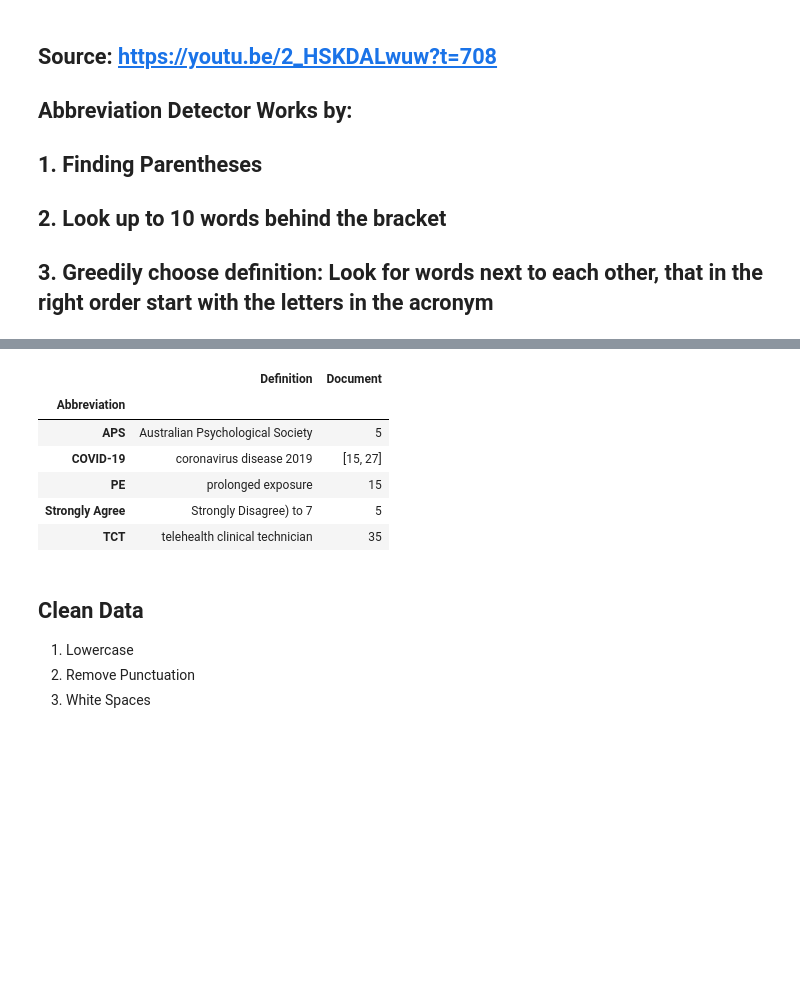
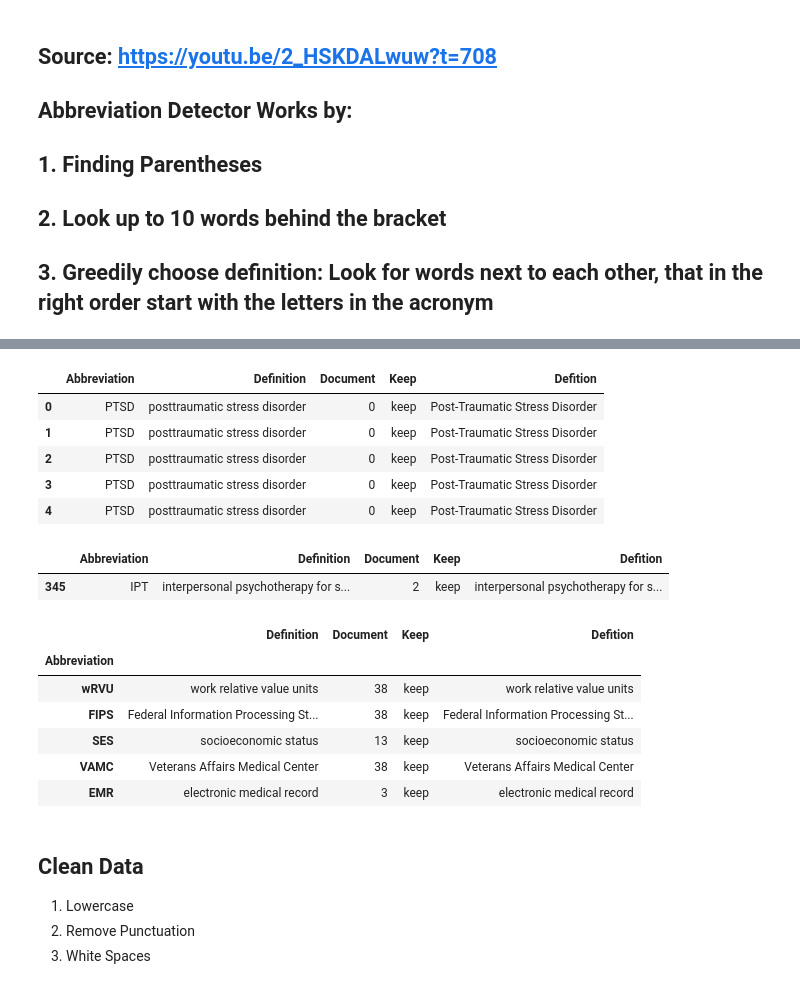
Before and after one commit to VintageGold/Text_Summarization, a Jupyter notebook: Wrangling.ipynb, the cells around one changed output, grey strips where cells are left out. Saved outputs shown, nothing was run; the diff lists cells and outputs as text; code cells hidden in the pictures; blank space fills up the shorter version.

Commit message:
Updated with corrected abbreviations and descriptions

```diff
--- a/Wrangling.ipynb
+++ b/Wrangling.ipynb
@@ -247,0 +247,16 @@ df_abrv.head()
+# %%
+# ! Remove Misidentified Abbreviations
+
+# Load File with keys that should be revmoved
+
+with open("./references/Incorrect_abbrev.json", "r") as f:
+
+    misidnetified_abrv = json.load(f)
+
+
+df_abrv = pd.DataFrame(abrv_list)
+
+df_abrv["Keep"] = df_abrv["Abbreviation"].apply(lambda abrv: "remove" if abrv in misidnetified_abrv.keys() else "keep" )
+
+#Validtaion
+df_abrv[df_abrv["Keep"] == "remove"].sample(5)
@@ -248,12 +270,35 @@ df_abrv.head()
+# %%
+with open("./references/Abbreviation_corrections.json", "r") as f:
+
+    correction_abrv = json.load(f)
+
+df_abrv = df_abrv[df_abrv["Keep"] == "keep"]
+
+df_abrv["Defition"] = df_abrv["Abbreviation"].apply(lambda abrv: correction_abrv[abrv])
+
+df_abrv.head()
+# %% [output]
+|  | Abbreviation | Definition | Document | Keep | Defition |
+| 0 | PTSD | posttraumatic stress disorder | 0 | keep | Post-Traumatic Stress Disorder |
+| 1 | PTSD | posttraumatic stress disorder | 0 | keep | Post-Traumatic Stress Disorder |
+| 2 | PTSD | posttraumatic stress disorder | 0 | keep | Post-Traumatic Stress Disorder |
+| 3 | PTSD | posttraumatic stress disorder | 0 | keep | Post-Traumatic Stress Disorder |
+| 4 | PTSD | posttraumatic stress disorder | 0 | keep | Post-Traumatic Stress Disorder |
+# %%
+#Validation
+df_abrv[df_abrv["Abbreviation"] == "IPT"]
+# %% [output]
+|  | Abbreviation | Definition | Document | Keep | Defition |
+| 345 | IPT | interpersonal psychotherapy for s... | 2 | keep | interpersonal psychotherapy for s... |
 # %%
 #Source: https://stackoverflow.com/questions/43514019/collapsing-rows-in-a-pandas-dataframe
 df_abrv_table = df_abrv.groupby('Abbreviation').agg(lambda x: (x.unique()))
 df_abrv_table.sample(5)
 # %% [output]
-|  | Definition | Document |
-| Abbreviation |  |  |
-| APS | Australian Psychological Society | 5 |
-| COVID-19 | coronavirus disease 2019 | [15, 27] |
-| PE | prolonged exposure | 15 |
-| Strongly Agree | Strongly Disagree) to 7 | 5 |
-| TCT | telehealth clinical technician | 35 |
+|  | Definition | Document | Keep | Defition |
+| Abbreviation |  |  |  |  |
+| wRVU | work relative value units | 38 | keep | work relative value units |
+| FIPS | Federal Information Processing St... | 38 | keep | Federal Information Processing St... |
+| SES | socioeconomic status | 13 | keep | socioeconomic status |
+| VAMC | Veterans Affairs Medical Center | 38 | keep | Veterans Affairs Medical Center |
+| EMR | electronic medical record | 3 | keep | electronic medical record |
```
Also changed, not shown: parts of 13 cells of this notebook.
